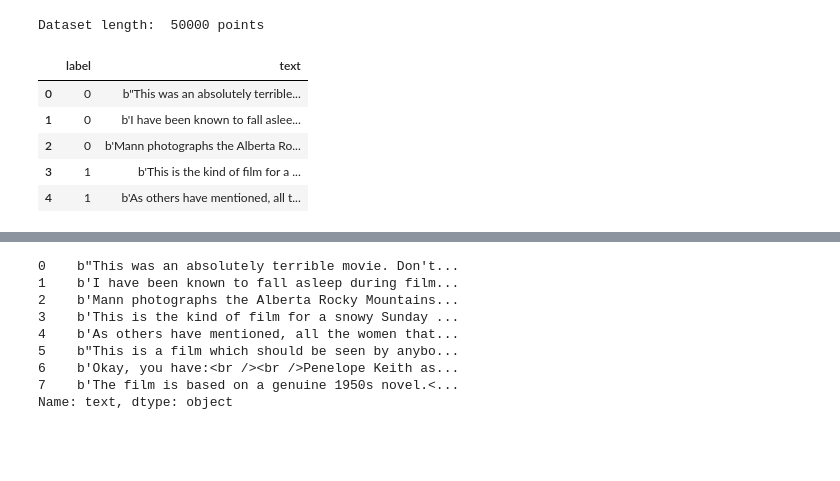
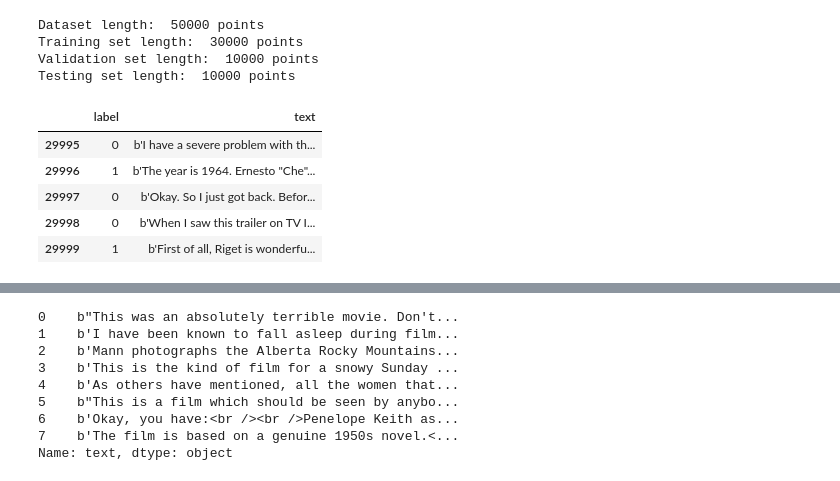
Before and after one commit to JehadOumer/IMDB-Reviews-Classifcation, a Jupyter notebook: Dataset_Exploration.ipynb, the cells around one changed output, grey strips where cells are left out. Saved outputs shown, nothing was run; the diff lists cells and outputs as text; code cells hidden in the pictures; blank space fills up the shorter version.

```diff
--- a/Dataset_Exploration.ipynb
+++ b/Dataset_Exploration.ipynb
@@ -12,20 +11,28 @@ import re
 # %%
 (training_data, validation_data, testing_data), ds_info  = tfds.load(
-    name="imdb_reviews", split=('train[:60%]', 'train[60%:]', 'test'), as_supervised=True, with_info=True)
+    name="imdb_reviews", split=('train+test[0:5000]', 'test[5000:15000]', 'test[15000:]'), as_supervised=True, with_info=True)
 ##The label is an integer value of either 0 or 1, where 0 is a negative review, and 1 is a positive review.
 # %%
 training_data = tfds.as_dataframe(training_data, ds_info)
 validation_data= tfds.as_dataframe(validation_data, ds_info)
 testing_data=tfds.as_dataframe(testing_data, ds_info)
 all_data = pd.concat([training_data, testing_data, validation_data])
-# %%
-print("Dataset length: ", len(all_data["label"]), "points")
-all_data.head(5)
-# %% [output]
-Dataset length:  50000 points
-|  | label | text |
-| 0 | 0 | b"This was an absolutely terrible... |
-| 1 | 0 | b'I have been known to fall aslee... |
-| 2 | 0 | b'Mann photographs the Alberta Ro... |
-| 3 | 1 | b'This is the kind of film for a ... |
-| 4 | 1 | b'As others have mentioned, all t... |
+# %%
+print("Dataset length: ", len(all_data["label"]), "points")
+print("Training set length: ", len(training_data["label"]), "points")
+print("Validation set length: ", len(validation_data["label"]), "points")
+print("Testing set length: ", len(testing_data["label"]), "points")
+# %% [output]
+Dataset length:  50000 points
+Training set length:  30000 points
+Validation set length:  10000 points
+Testing set length:  10000 points
+# %%
+training_data.tail(5)
+# %% [output]
+|  | label | text |
+| 29995 | 0 | b'I have a severe problem with th... |
+| 29996 | 1 | b'The year is 1964. Ernesto "Che"... |
+| 29997 | 0 | b'Okay. So I just got back. Befor... |
+| 29998 | 0 | b'When I saw this trailer on TV I... |
+| 29999 | 1 | b'First of all, Riget is wonderfu... |
```
Also changed, not shown: parts of 8 cells of this notebook.
